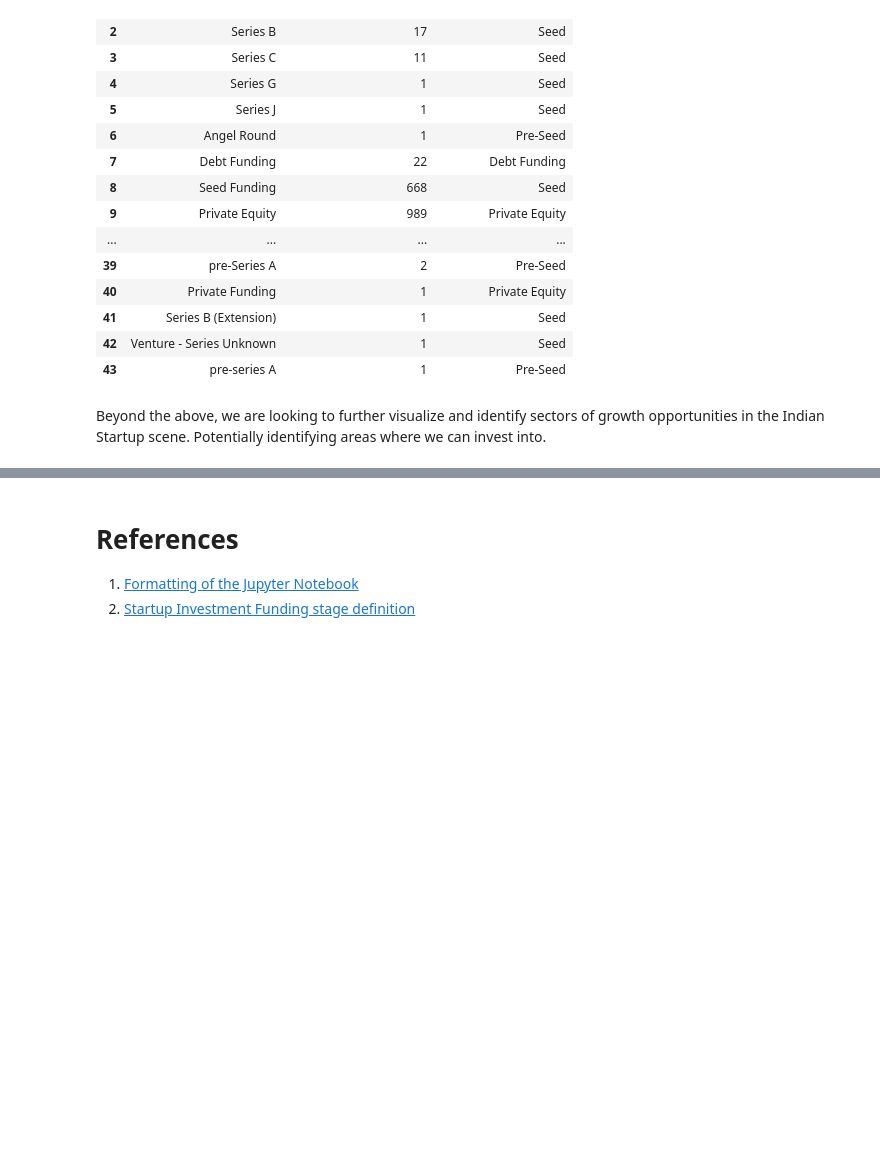
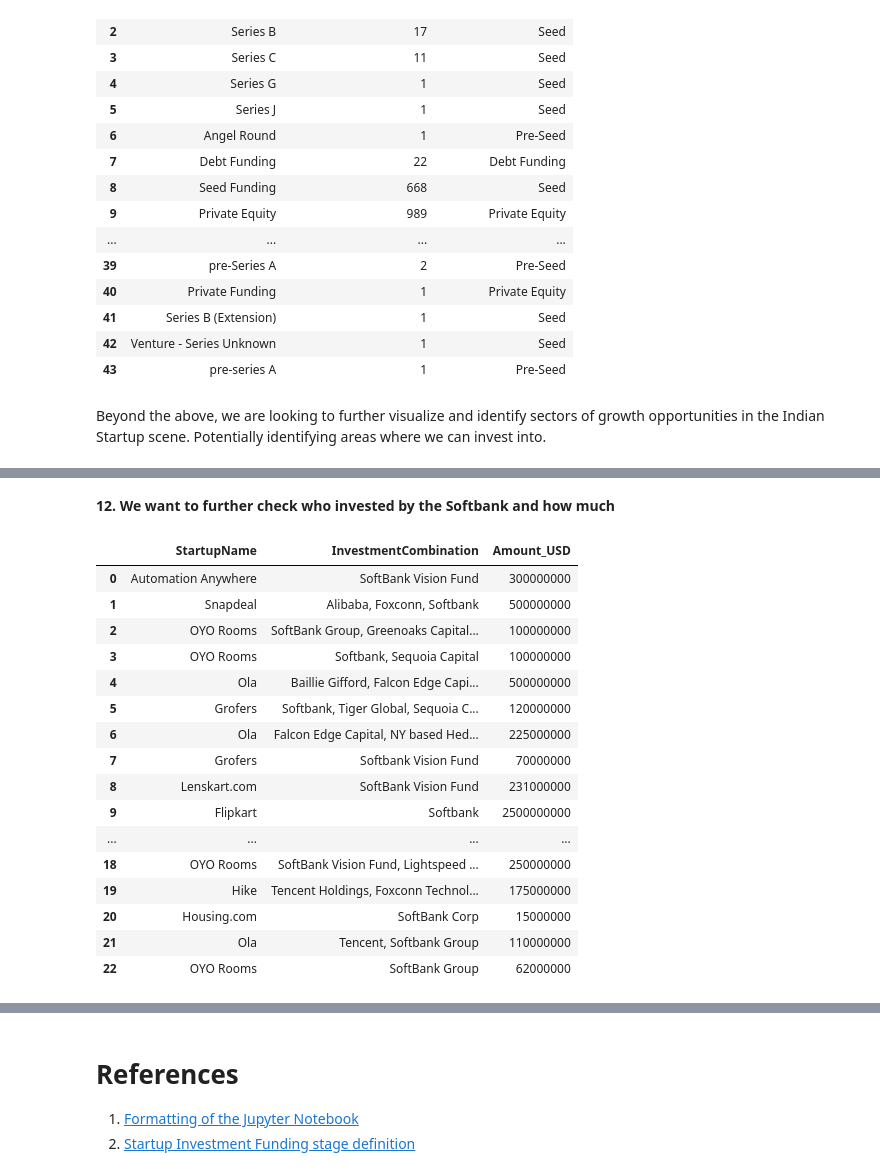
Before and after one commit to bhagirathbhard/IndianStartupFunding, a Jupyter notebook: Indian_Startup_Funding.ipynb, the cells around one changed output, grey strips where cells are left out. Saved outputs shown, nothing was run; the diff lists cells and outputs as text; code cells hidden in the pictures; blank space fills up the shorter version.

```diff
--- a/Indian_Startup_Funding.ipynb
+++ b/Indian_Startup_Funding.ipynb
@@ -1244,0 +1378,27 @@ Beyond the above, we are looking to further visualize and identify sectors of gr
+# %% [markdown]
+**12. We want to further check who invested by the Softbank and how much**
+# %%
+%%bigquery --project=ba775-team-project-a01
+
+SELECT StartupName, InvestorsName as InvestmentCombination, Amount_USD
+FROM `ba775-team-project-a01.indian_startups_cleaned.Funding_Calculation`
+WHERE InvestorsName like '%oft%ank%'
+;
+# %% [output]
+|  | StartupName | InvestmentCombination | Amount_USD |
+| 0 | Automation Anywhere | SoftBank Vision Fund | 300000000 |
+| 1 | Snapdeal | Alibaba, Foxconn, Softbank | 500000000 |
+| 2 | OYO Rooms | SoftBank Group, Greenoaks Capital... | 100000000 |
+| 3 | OYO Rooms | Softbank, Sequoia Capital | 100000000 |
+| 4 | Ola | Baillie Gifford, Falcon Edge Capi... | 500000000 |
+| 5 | Grofers | Softbank, Tiger Global, Sequoia C... | 120000000 |
+| 6 | Ola | Falcon Edge Capital, NY based Hed... | 225000000 |
+| 7 | Grofers | Softbank Vision Fund | 70000000 |
+| 8 | Lenskart.com | SoftBank Vision Fund | 231000000 |
+| 9 | Flipkart | Softbank | 2500000000 |
+| ... | ... | ... | ... |
+| 18 | OYO Rooms | SoftBank Vision Fund, Lightspeed ... | 250000000 |
+| 19 | Hike | Tencent Holdings, Foxconn Technol... | 175000000 |
+| 20 | Housing.com | SoftBank Corp | 15000000 |
+| 21 | Ola | Tencent, Softbank Group | 110000000 |
+| 22 | OYO Rooms | SoftBank Group | 62000000 |
```
Also changed, not shown: parts of 164 cells of this notebook.
